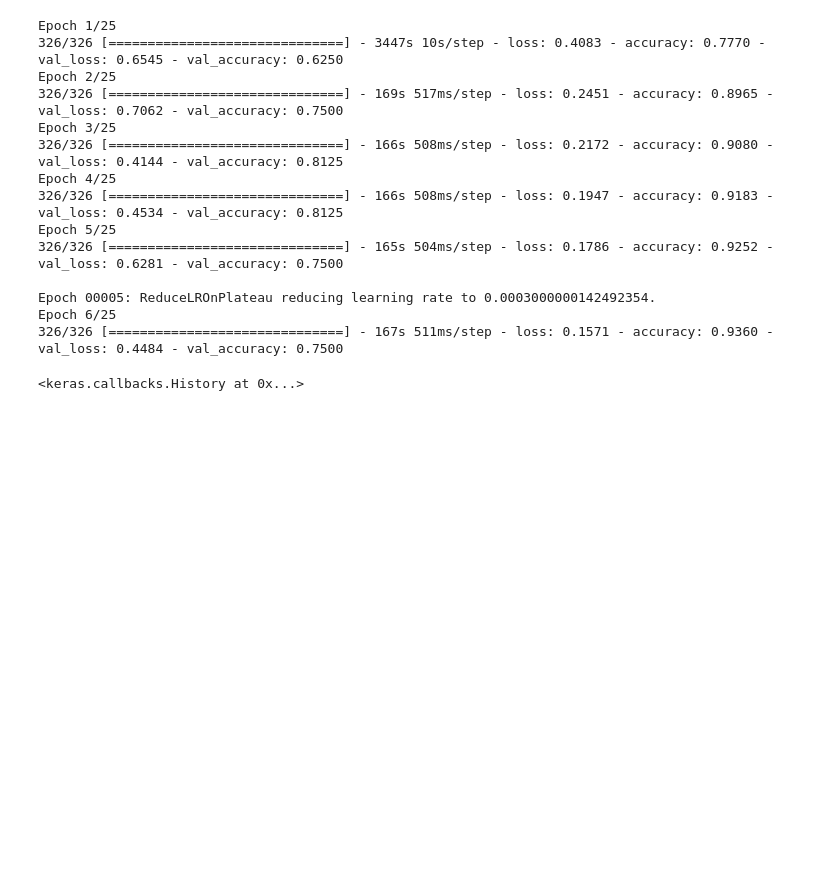
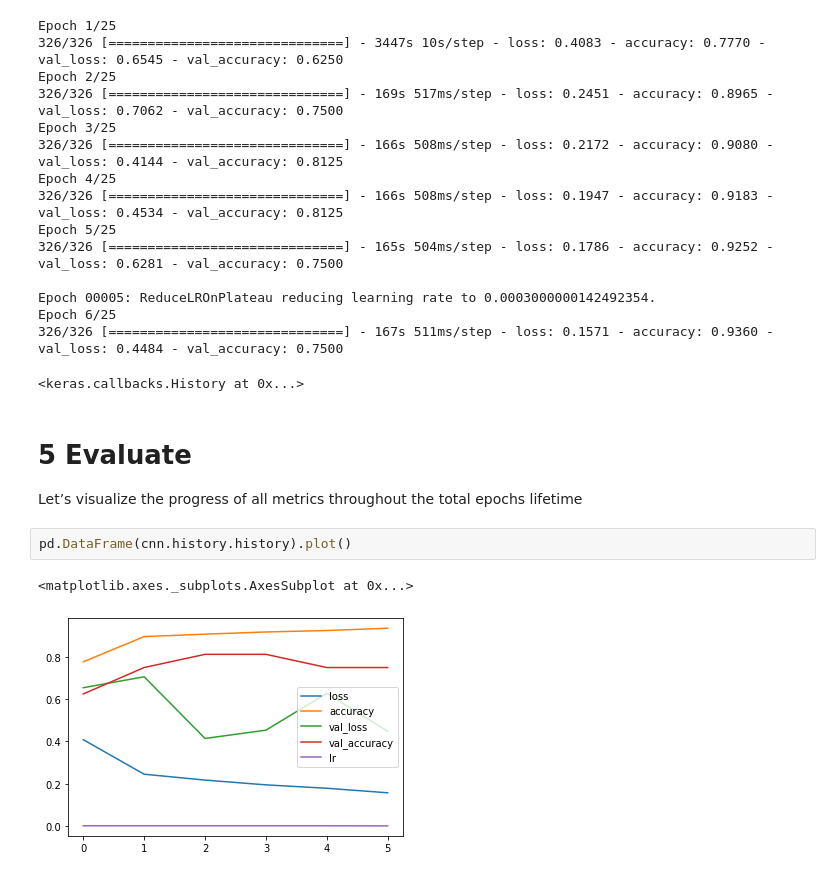
Before and after one commit to mamuncseru/x-ray-cnn, a Jupyter notebook: Medical_X_ray.ipynb, the cells around one changed output. Cells and saved outputs as stored; diff of their text form; blank space fills up the shorter version.

Commit message:
Model Evaluated and correctly predict upto 91%

```diff
--- a/Medical_X_ray.ipynb
+++ b/Medical_X_ray.ipynb
@@ -287,3 +287,11 @@ Epoch 00005: ReduceLROnPlateau reducing learning rate to 0.0003000000142492354.
 Epoch 6/25
 326/326 [==============================] - 167s 511ms/step - loss: 0.1571 - accuracy: 0.9360 - val_loss: 0.4484 - val_accuracy: 0.7500
 <keras.callbacks.History at 0x...>
+# %% [markdown]
+# 5 Evaluate
+Let’s visualize the progress of all metrics throughout the total epochs lifetime
+# %%
+pd.DataFrame(cnn.history.history).plot()
+# %% [output]
+<matplotlib.axes._subplots.AxesSubplot at 0x...>
+[figure, added]
```
Also changed, not shown: parts of 13 cells of this notebook.
